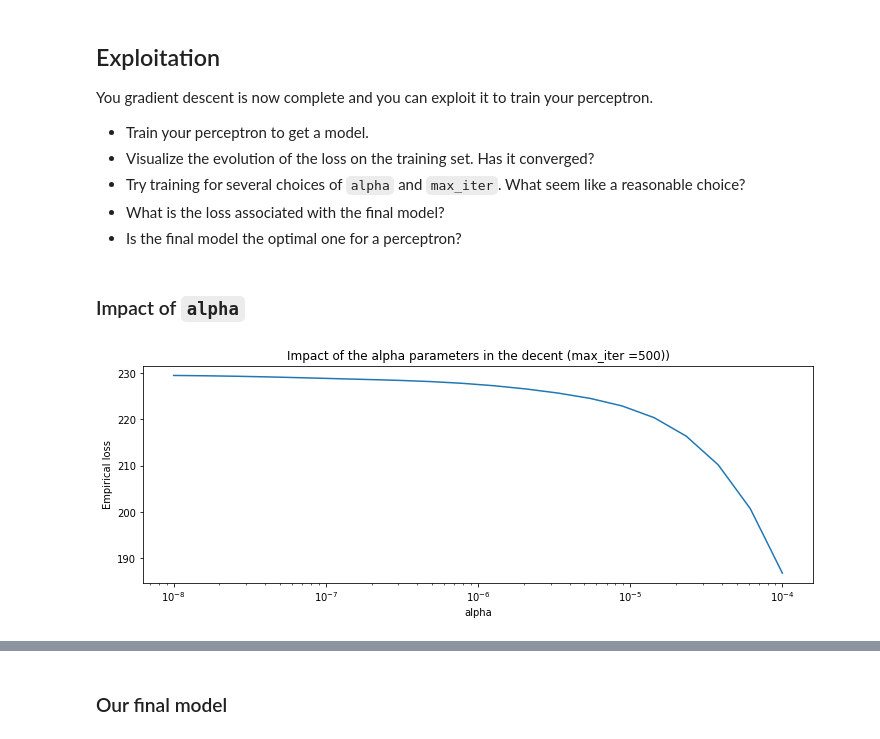
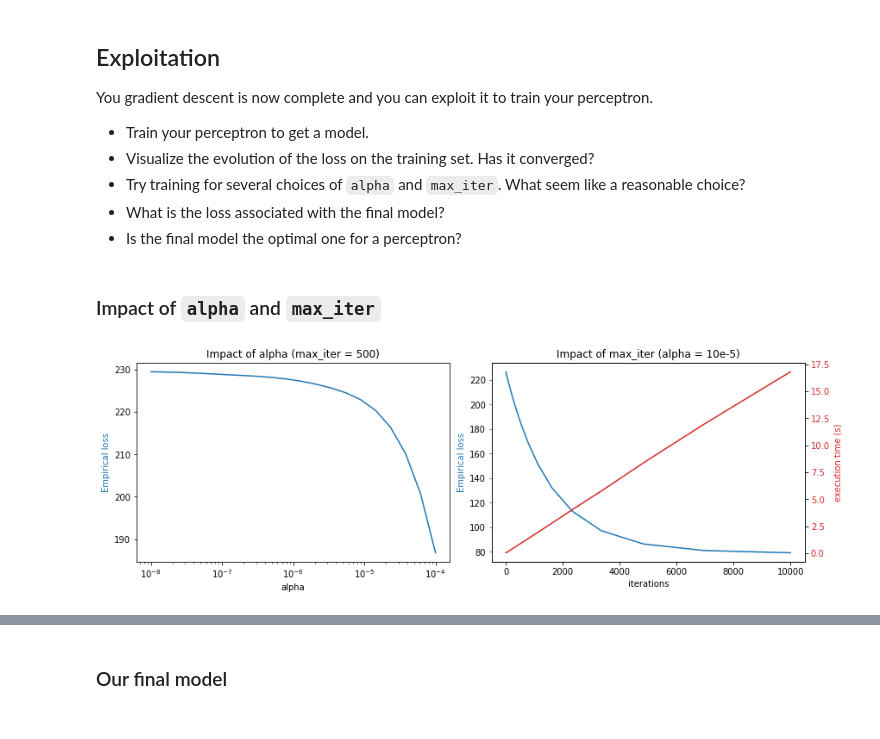
Before and after one commit to Vatosoa285/TP_ML, a Jupyter notebook: lab_2/perceptron.ipynb, the cells around one changed output, grey strips where cells are left out. Drawn from its saved outputs; the diff is of its cells as text; code cells hidden in the pictures.

```diff
--- a/lab_2/perceptron.ipynb
+++ b/lab_2/perceptron.ipynb
@@ -202,7 +202,7 @@ You gradient descent is now complete and you can exploit it to train your percep
 w_init = np.ones((len(X[0])))
 w_final = descent(w_init, X, Y, alpha = 10e-8, max_iter=100)
 # %% [markdown]
-### Impact of `alpha`
+### Impact of `alpha` and `max_iter`
 # %%
 Alphas=np.logspace(-8,-4,20,base=10)
 LossAlpha=[]
@@ -209,12 +210,3 @@ LossAlpha=[]
 for alpha in Alphas:
     w_final = descent(w_init, X, Y, alpha = alpha, max_iter=500)
     LossAlpha.append(emp_loss(w_final, X, Y))
-# %%
-plt.plot(Alphas,LossAlpha)
-plt.title('Impact of the alpha parameters in the decent (max_iter =500))')
-plt.xlabel('alpha')
-plt.xscale('log')
-plt.ylabel('Empirical loss')
-plt.show()
-# %% [output]
-[figure, removed]
@@ -221 +224,26 @@ plt.show()
+# %%
+fig, axs = plt.subplots(1, 2, constrained_layout=True)
+
+color = 'tab:blue'
+axs.flat[0].plot(Alphas,LossAlpha)
+axs.flat[0].set_title('Impact of alpha (max_iter = 500)')
+axs.flat[0].set_xlabel('alpha')
+axs.flat[0].set_xscale('log')
+axs.flat[0].set_ylabel('Empirical loss',color='tab:blue')
+
+axs.flat[1].set_title('Impact of max_iter (alpha = 10e-5)')
+axs.flat[1].set_xlabel('iterations')
+axs.flat[1].set_ylabel('Empirical loss', color='tab:blue')
+axs.flat[1].plot(Iters, LossIter, color='tab:blue')
+axs.flat[1].tick_params(axis='y', color='tab:blue')
+
+ax2 = axs.flat[1].twinx()
+color = 'tab:red'
+ax2.set_ylabel('execution time (s)', color='tab:red')
+ax2.plot(Iters, executionTime, color='tab:red')
+ax2.tick_params(axis='y', labelcolor='tab:red')
+
+plt.show()
+# %% [output]
+[figure, added]
 # %% [markdown]
```
Also changed, not shown: parts of 10 cells of this notebook, 2 other files.
